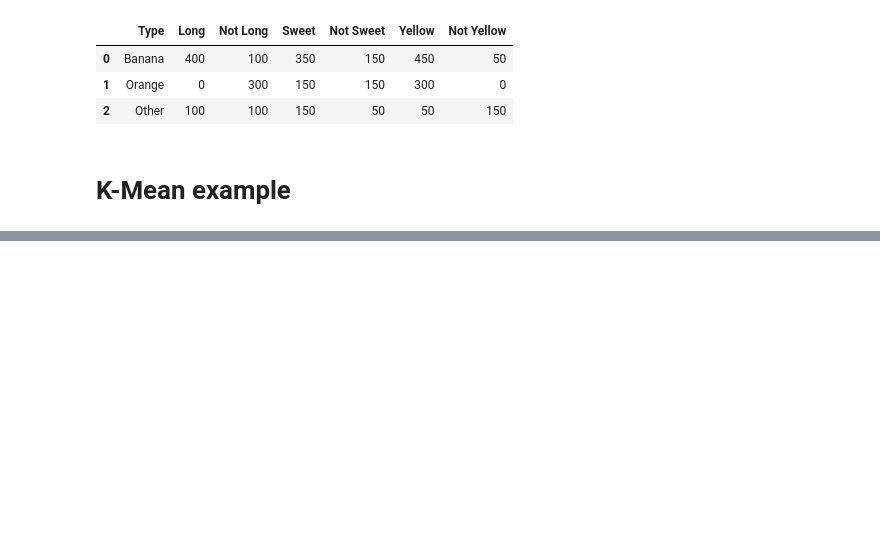
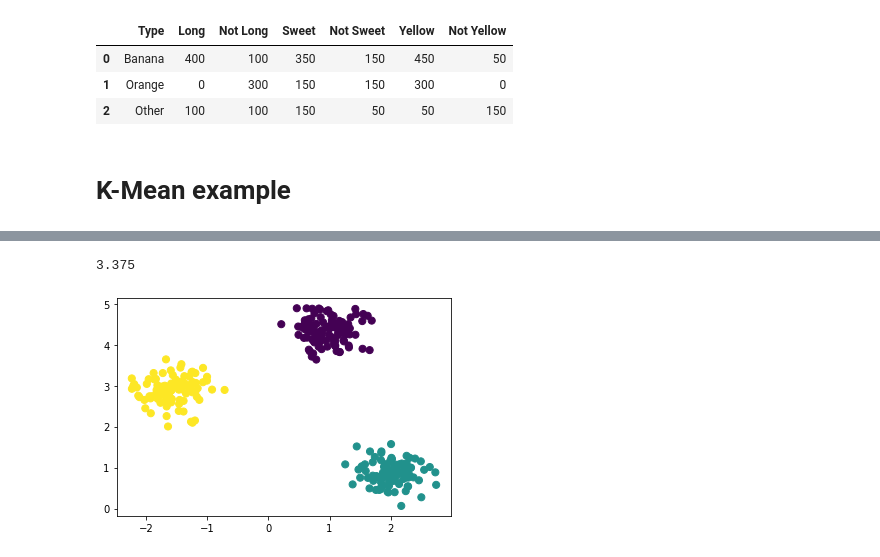
Before and after one commit to gwillig/maschine-learning-notebooks-for-interns, a Jupyter notebook: example.ipynb, the cells around one changed output, grey strips where cells are left out. Cells and saved outputs as stored; diff of their text form; code cells hidden in the pictures; blank space fills up the shorter version.

```diff
--- a/example.ipynb
+++ b/example.ipynb
@@ -228,0 +230,14 @@ array([1, 1, 0, 1, 0, 0, 0, 0], dtype=int32)
+# %%
+center[0]
+# %% [output]
+3.375
+# %%
+from sklearn.datasets.samples_generator import make_blobs
+import matplotlib.pyplot as plt
+
+x, y_true = make_blobs(n_samples=300, centers=3,
+                       cluster_std=0.3, random_state=0)
+df= pd.DataFrame({"x1":list(x[:,0]),"x2":list(x[:,1]),"y_true":list(y_true)})
+plt.scatter(df["x1"],df["x2"],c=df["y_true"], s=50, cmap='viridis');
+# %% [output]
+[figure, added]
```
Also changed, not shown: parts of 3 cells of this notebook.
